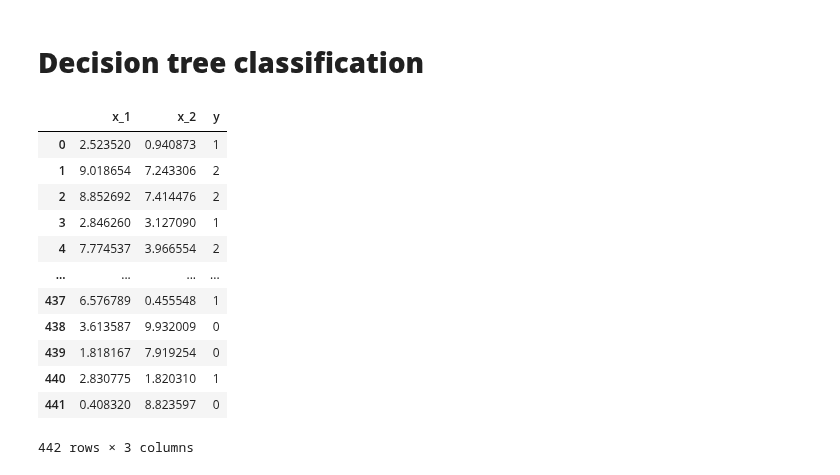
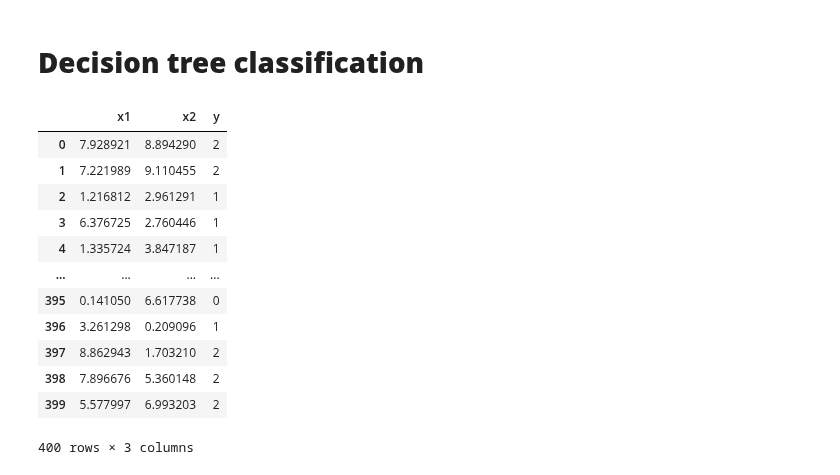
Before and after one commit to Dzagcoffee/my_machine_learning, a Jupyter notebook: machine_learning_algorithms/classical_ML/decision_trees/decision_tree_classification.ipynb, the cells around one changed output. Cells and saved outputs as stored; diff of their text form; code cells hidden in the pictures.

```diff
--- a/machine_learning_algorithms/classical_ML/decision_trees/decision_tree_classification.ipynb
+++ b/machine_learning_algorithms/classical_ML/decision_trees/decision_tree_classification.ipynb
@@ -189,21 +186,21 @@ class Decision_tree_classifier:
 # %%
 df = pd.read_csv(
-    "D://admp_northallerton/my_machine_learning/datasets/classification_dataset.csv"
+    "/content/sample_data/data.csv"
 )
 df
 # %% [output]
-|  | x_1 | x_2 | y |
-| 0 | 2.523520 | 0.940873 | 1 |
-| 1 | 9.018654 | 7.243306 | 2 |
-| 2 | 8.852692 | 7.414476 | 2 |
-| 3 | 2.846260 | 3.127090 | 1 |
-| 4 | 7.774537 | 3.966554 | 2 |
+|  | x1 | x2 | y |
+| 0 | 7.928921 | 8.894290 | 2 |
+| 1 | 7.221989 | 9.110455 | 2 |
+| 2 | 1.216812 | 2.961291 | 1 |
+| 3 | 6.376725 | 2.760446 | 1 |
+| 4 | 1.335724 | 3.847187 | 1 |
 | ... | ... | ... | ... |
-| 437 | 6.576789 | 0.455548 | 1 |
-| 438 | 3.613587 | 9.932009 | 0 |
-| 439 | 1.818167 | 7.919254 | 0 |
-| 440 | 2.830775 | 1.820310 | 1 |
-| 441 | 0.408320 | 8.823597 | 0 |
+| 395 | 0.141050 | 6.617738 | 0 |
+| 396 | 3.261298 | 0.209096 | 1 |
+| 397 | 8.862943 | 1.703210 | 2 |
+| 398 | 7.896676 | 5.360148 | 2 |
+| 399 | 5.577997 | 6.993203 | 2 |
-442 rows × 3 columns
+400 rows × 3 columns
 # %%
 X = df.iloc[:, :-1].values
```
Also changed, not shown: parts of 11 cells of this notebook, 13 other files.
